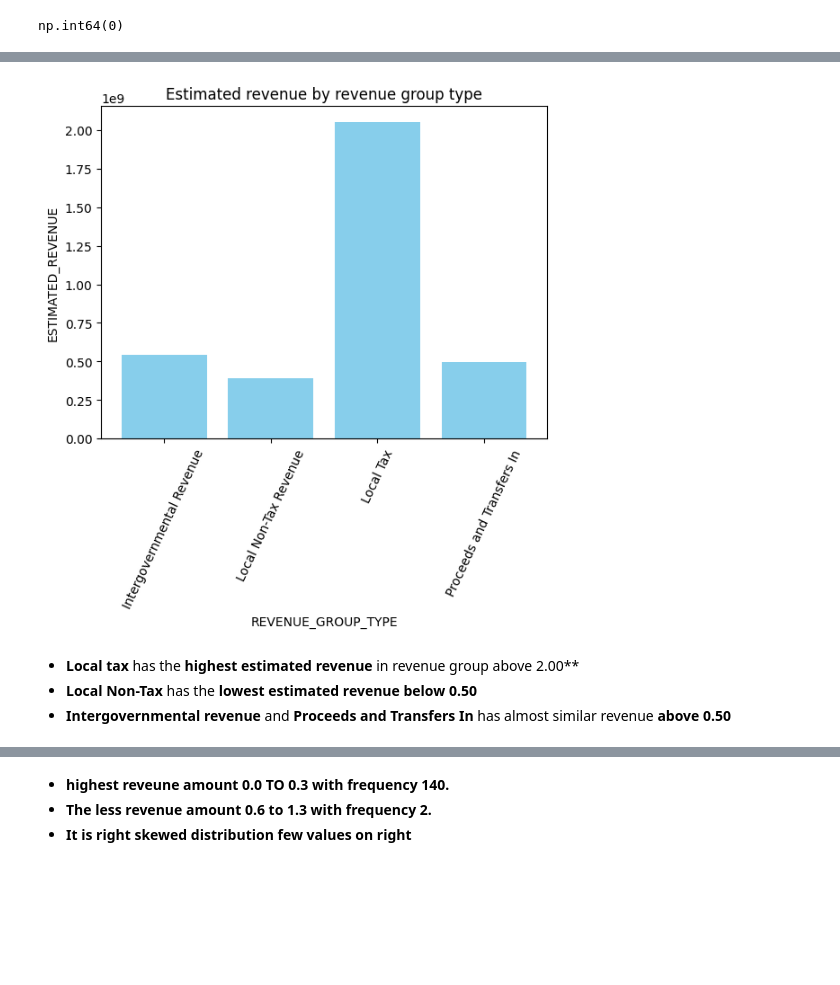
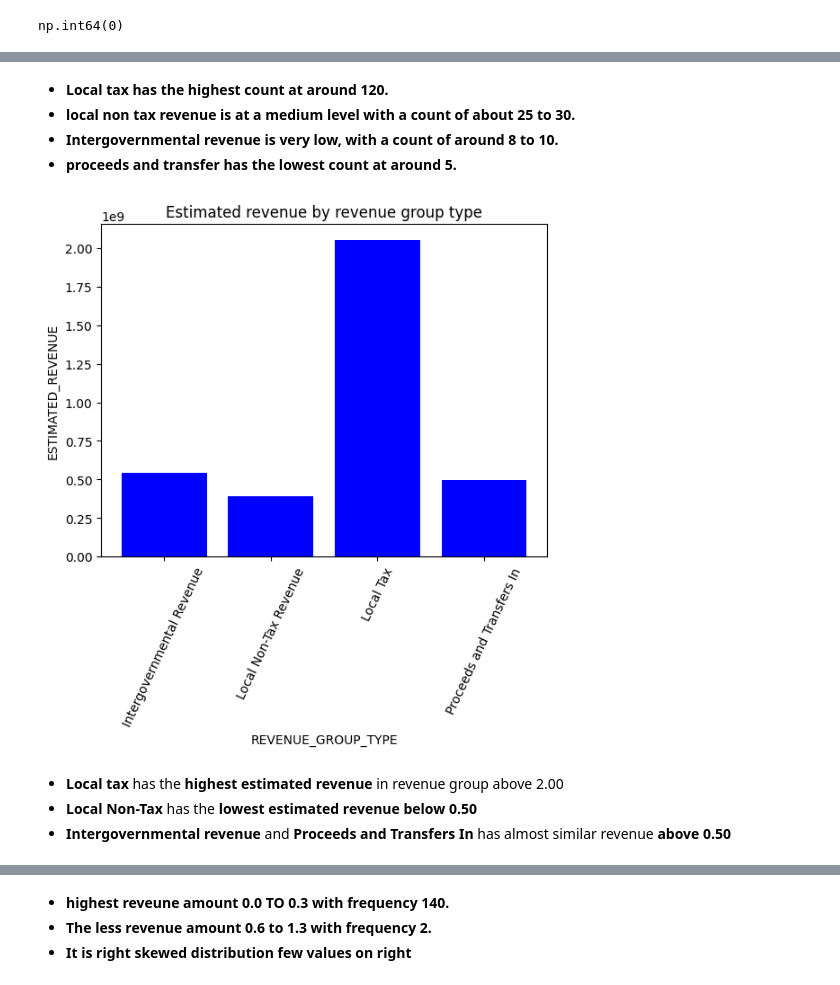
Before and after one commit to vaishnavipund94/Budget_Recomandation_revenue, a Jupyter notebook: Budget Recomm Vaishnavi (1).ipynb, the cells around one changed output, grey strips where cells are left out. Saved outputs shown, nothing was run; the diff lists cells and outputs as text; code cells hidden in the pictures; blank space fills up the shorter version.

```diff
--- a/Budget Recomm Vaishnavi (1).ipynb
+++ b/Budget Recomm Vaishnavi (1).ipynb
@@ -150,14 +158,19 @@ import matplotlib.pyplot as plt
+# %% [markdown]
+- **Local tax has the highest count at around 120.**
+- **local non tax revenue is at a medium level with a count of about 25 to 30.**
+- **Intergovernmental revenue is very low, with a count of around 8 to 10.**
+- **proceeds and transfer has the lowest count at around 5.**
 # %%
-plt.bar(df['REVENUE_GROUP_TYPE'],df['ESTIMATED_REVENUE'], color ="skyblue")
+plt.bar(df['REVENUE_GROUP_TYPE'],df['ESTIMATED_REVENUE'], color ="blue")
 plt.title("Estimated revenue by revenue group type")
 plt.xlabel('REVENUE_GROUP_TYPE')
 plt.ylabel('ESTIMATED_REVENUE')
 plt.xticks(rotation=65)
 plt.show()
 # %% [output]
-[figure, old version]
+[figure, new version]
 # %% [markdown]
-- **Local tax** has the **highest estimated revenue** in revenue group above 2.00**
+- **Local tax** has the **highest estimated revenue** in revenue group above 2.00
 - **Local Non-Tax** has the **lowest estimated revenue below 0.50**
 - **Intergovernmental revenue** and **Proceeds and Transfers In** has almost similar revenue **above 0.50**
 # %%
```
Also changed, not shown: parts of 23 cells of this notebook.
